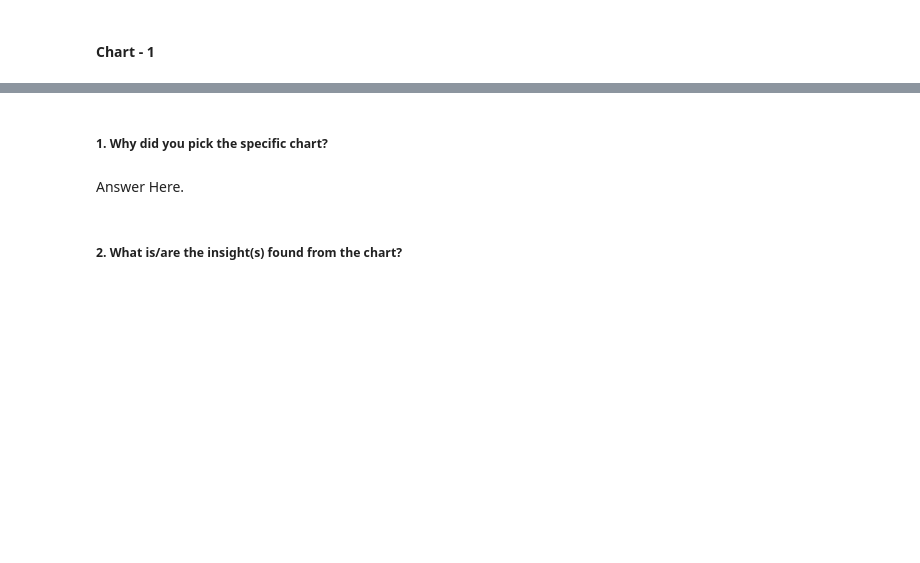
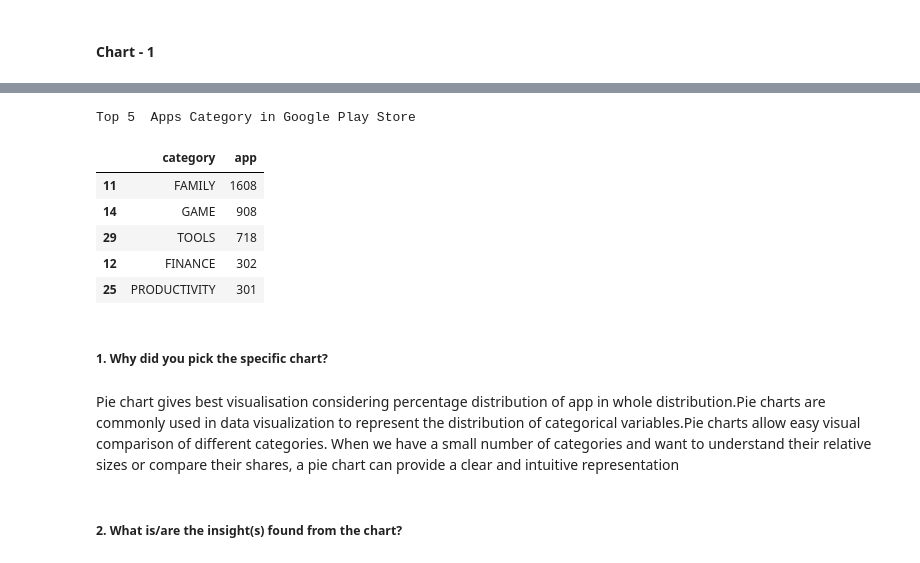
Before and after one commit to abhishek-kakde/EDA_capstone_playstore_review, a Jupyter notebook: Playstore_Apps_Review_Analysis_EDA.ipynb, the cells around one changed output, grey strips where cells are left out. Drawn from its saved outputs; the diff is of its cells as text; code cells hidden in the pictures; blank space fills up the shorter version.

```diff
--- a/Playstore_Apps_Review_Analysis_EDA.ipynb
+++ b/Playstore_Apps_Review_Analysis_EDA.ipynb
@@ -592,0 +600,8 @@ Insights about dataset-
+# %%
+# Chart - 1 visualization code
+x = df.groupby(['category'],as_index=False)['app'].count()
+px.pie(x,values='app',names='category',title='Percentage Of Each Apps Type').show()
+top = x.sort_values(by ='app',ascending =False)
+print('Top 5  Apps Category in Google Play Store','\n')
+top.head(5)
+# %% [output]
@@ -592,0 +609,7 @@ Insights about dataset-
+Top 5  Apps Category in Google Play Store
+|  | category | app |
+| 11 | FAMILY | 1608 |
+| 14 | GAME | 908 |
+| 29 | TOOLS | 718 |
+| 12 | FINANCE | 302 |
+| 25 | PRODUCTIVITY | 301 |
@@ -593,6 +618,6 @@ Insights about dataset-
 # %% [markdown]
 ##### 1. Why did you pick the specific chart?
-# %% [markdown]
-Answer Here.
+# %% [markdown]
+Pie chart gives best visualisation considering percentage distribution of app in whole distribution.Pie charts are commonly used in data visualization to represent the distribution of categorical variables.Pie charts allow  easy visual comparison of different categories. When we have a small number of categories and want to understand their relative sizes or compare their shares, a pie chart can provide a clear and intuitive representation
 # %% [markdown]
 ##### 2. What is/are the insight(s) found from the chart?
```
Also changed, not shown: parts of 8 cells of this notebook.
